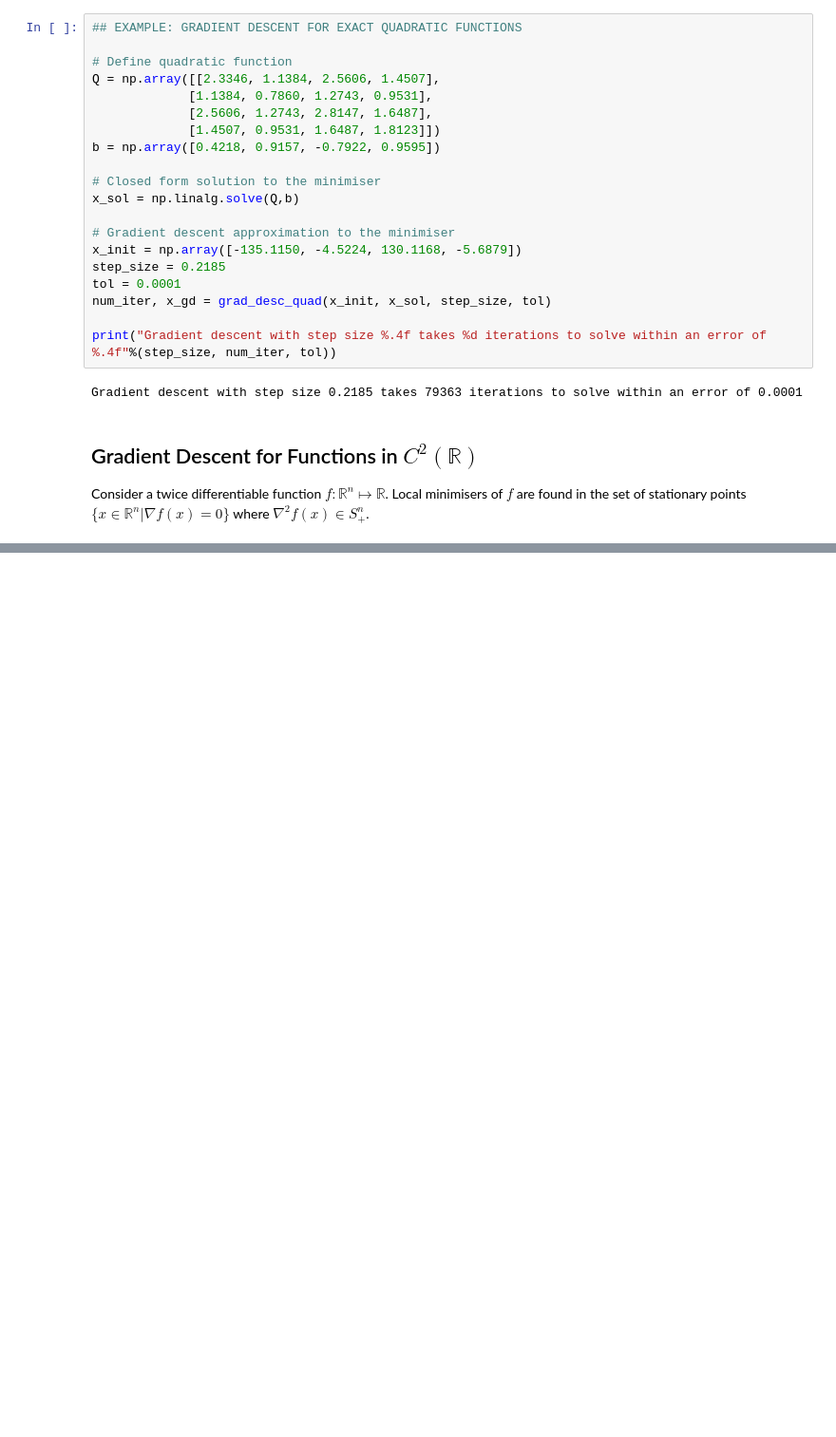
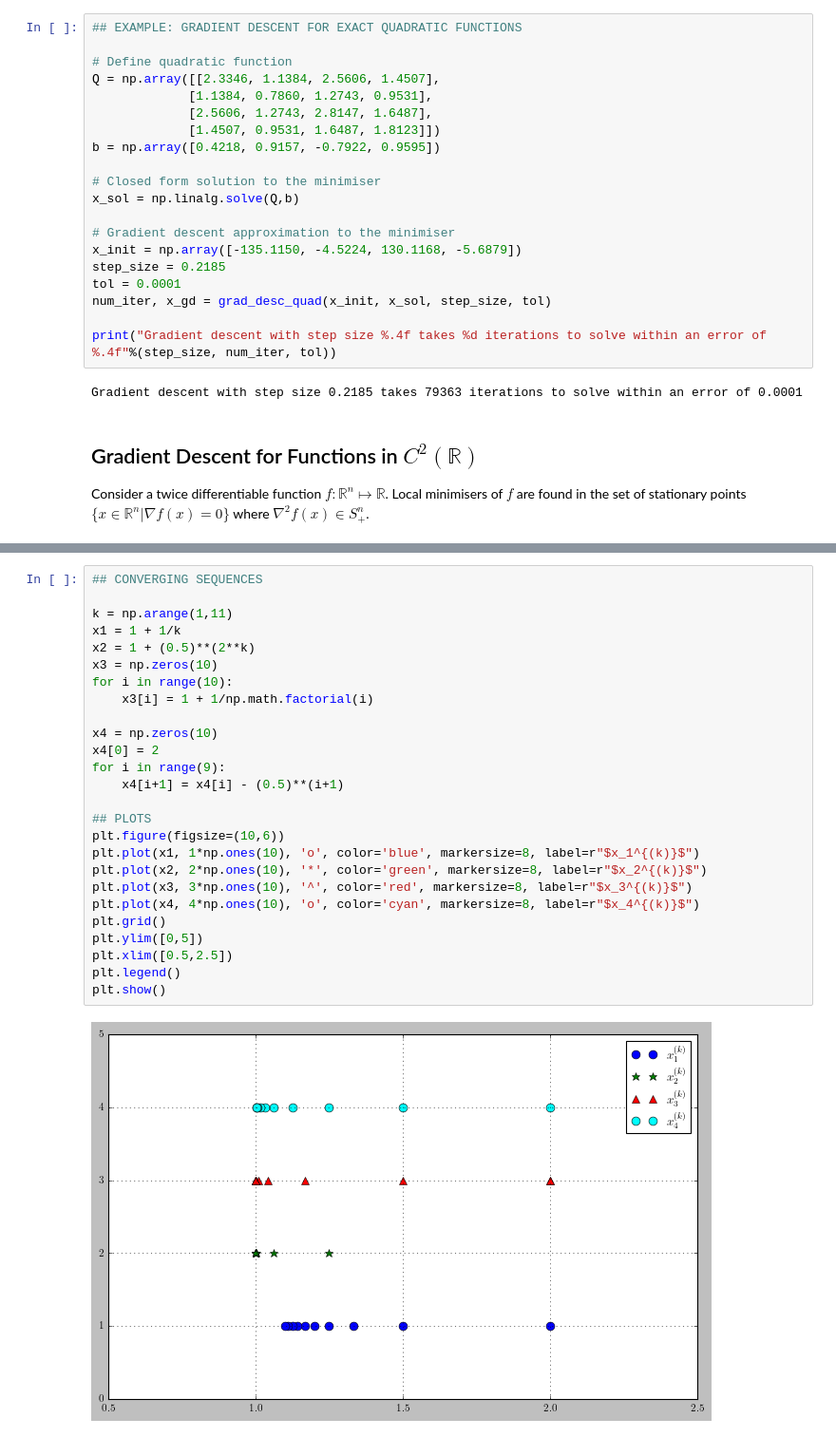
Before and after one commit to kamath-abhijith/ML_Toolbox, a Jupyter notebook: optimisation/main_descent.ipynb, the cells around one changed output, grey strips where cells are left out. Shown at 95% size. Drawn from its saved outputs; the diff is of its cells as text; blank space fills up the shorter version.

```diff
--- a/optimisation/main_descent.ipynb
+++ b/optimisation/main_descent.ipynb
@@ -167,0 +188,28 @@ The solution obtained:  [1.00011176 1.00022397]
+# %%
+## CONVERGING SEQUENCES
+
+k = np.arange(1,11)
+x1 = 1 + 1/k
+x2 = 1 + (0.5)**(2**k)
+x3 = np.zeros(10)
+for i in range(10):
+    x3[i] = 1 + 1/np.math.factorial(i)
+
+x4 = np.zeros(10)
+x4[0] = 2
+for i in range(9):
+    x4[i+1] = x4[i] - (0.5)**(i+1)
+
+## PLOTS
+plt.figure(figsize=(10,6))
+plt.plot(x1, 1*np.ones(10), 'o', color='blue', markersize=8, label=r"$x_1^{(k)}$")
+plt.plot(x2, 2*np.ones(10), '*', color='green', markersize=8, label=r"$x_2^{(k)}$")
+plt.plot(x3, 3*np.ones(10), '^', color='red', markersize=8, label=r"$x_3^{(k)}$")
+plt.plot(x4, 4*np.ones(10), 'o', color='cyan', markersize=8, label=r"$x_4^{(k)}$")
+plt.grid()
+plt.ylim([0,5])
+plt.xlim([0.5,2.5])
+plt.legend()
+plt.show()
+# %% [output]
+[figure, added]
```
Also changed, not shown: parts of 2 cells of this notebook.
